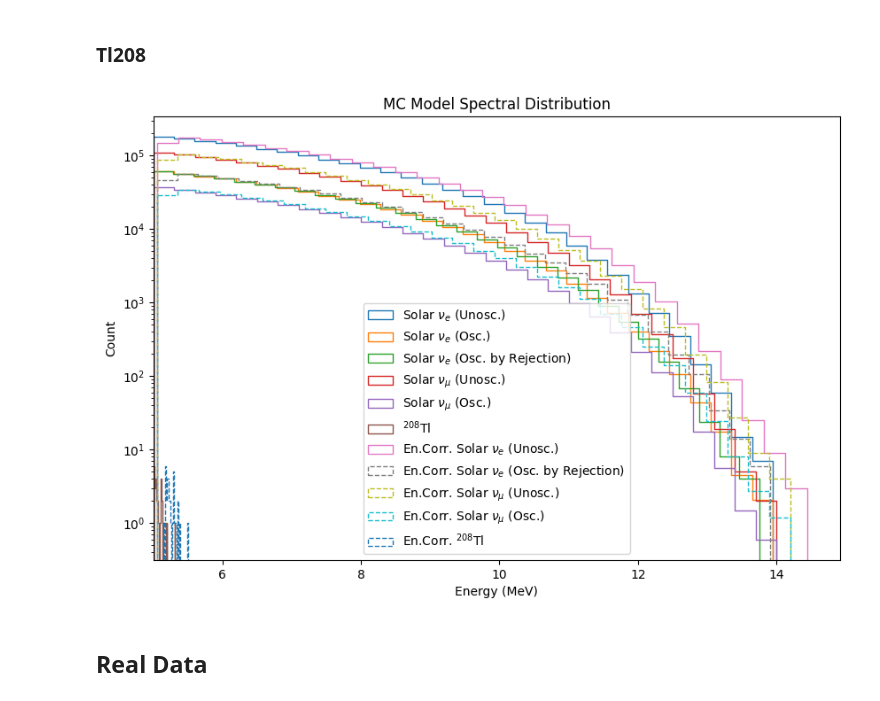
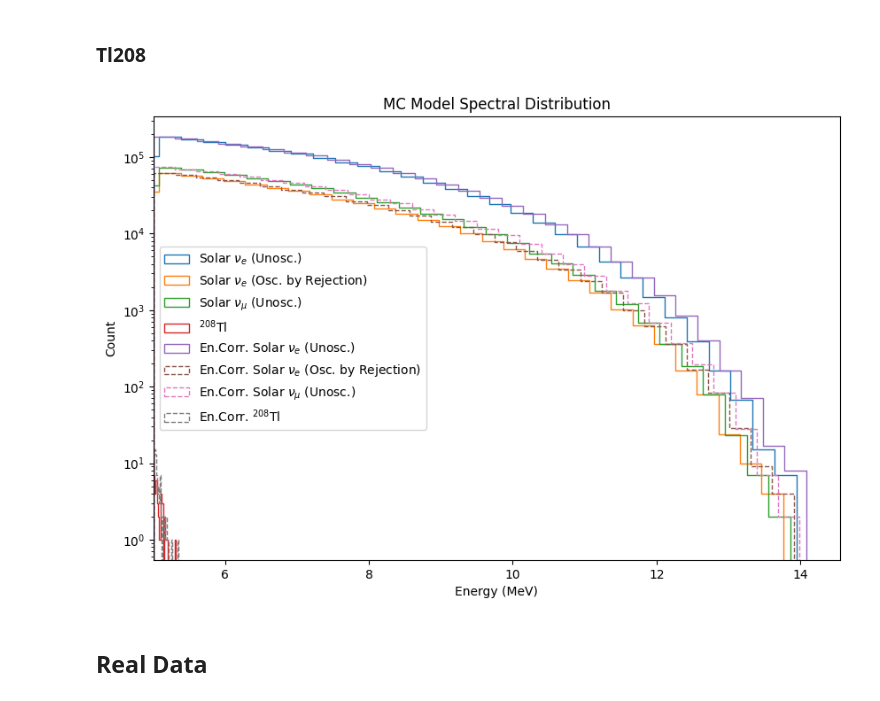
Before and after one commit to joankl/Solar-Neutrinos-Project, a Jupyter notebook: real data analysis/bisMSB/MC vs Data.ipynb, the cells around one changed output. Drawn from its saved outputs; the diff is of its cells as text; code cells hidden in the pictures.

```diff
--- a/real data analysis/bisMSB/MC vs Data.ipynb
+++ b/real data analysis/bisMSB/MC vs Data.ipynb
@@ -33,7 +34,7 @@ posr_cut = 5500
 ### $\nu_e$ Boron-8
 # %%
 #main_dir = 'E:/Data/solars/mc/bisMSB/b8Nue/np_array_resume/'
-main_dir = '/home/joankl/data/solars/mc/bisMSB/b8Nue/np_array_resume/'
+main_dir = '/home/joankl/data/solars/mc/bisMSB/b8Nue/non_osc/np_array_resume/'
 
 # ------- Observable Dictionary -------
 obs_dict_b8_Nue_mc = {obs: np.array([]) for obs in obs_list_solar_mc}
@@ -44,18 +45,18 @@ for obs in obs_list_solar_mc:
     obs_dict_b8_Nue_mc[obs] = np.append(obs_dict_b8_Nue_mc[obs], obs_i)
 
 # ---- Cut Condition ----
-cut_condition = (obs_dict_b8_Nue_mc['posr_av'] <= posr_cut)
+cut_condition = (obs_dict_b8_Nue_mc['posr_av'] <= posr_cut) & (obs_dict_b8_Nue_mc['energy_corrected'] >= en_inf_cut)
 
 # ---- Choose observables ----
 n_init_evs_b8_Nue_mc = obs_dict_b8_Nue_mc['n_init_evs']
 energy_b8_Nue_mc = obs_dict_b8_Nue_mc['energy'][cut_condition]
 energy_corr_b8_Nue_mc = obs_dict_b8_Nue_mc['energy_corrected'][cut_condition]
-Pee_b8_Nue_mc = obs_dict_b8_Nue_mc['Pee'][cut_condition]
+#Pee_b8_Nue_mc = obs_dict_b8_Nue_mc['Pee'][cut_condition]
 # %% [markdown]
 ### $\nu_e$ Boron-8 with Rejection Sampling to simulate Oscillations
 # %%
 #main_dir = 'E:/Data/solars/mc/bisMSB/b8Nue/np_array_resume/'
-main_dir = '/home/joankl/data/solars/mc/bisMSB/b8Nue/osc_sample_rej/np_array_resume/'
+main_dir = '/home/joankl/data/solars/mc/bisMSB/b8Nue/osc/np_array_resume/'
 
 # ------- Observable Dictionary -------
 obs_dict_b8_Nue_mc = {obs: np.array([]) for obs in obs_list_solar_mc + ['energy_corrected']}
@@ -66,7 +67,7 @@ for obs in obs_list_tl208_mc:
     obs_dict_b8_Nue_mc[obs] = np.append(obs_dict_b8_Nue_mc[obs], obs_i)
 
 # ---- Cut Condition ----
-cut_condition = (obs_dict_b8_Nue_mc['posr_av'] <= posr_cut)
+cut_condition = (obs_dict_b8_Nue_mc['posr_av'] <= posr_cut) & (obs_dict_b8_Nue_mc['energy_corrected'] >= en_inf_cut)
 
 # ---- Choose observables ----
 n_init_evs_b8_osc_Nue_mc_rs = obs_dict_b8_Nue_mc['n_init_evs']
@@ -76,7 +82,7 @@ energy_corr_b8_osc_Nue_mc_rs = obs_dict_b8_Nue_mc['energy_corrected'][cut_condit
 ### $\nu_\mu$ Boron-8
 # %%
 #main_dir = 'E:/Data/solars/mc/bisMSB/b8Nue/np_array_resume/'
-main_dir = '/home/joankl/data/solars/mc/bisMSB/b8Numu/np_array_resume/'
+main_dir = '/home/joankl/data/solars/mc/bisMSB/b8Numu/osc/np_array_resume/'
 
 # ------- Observable Dictionary -------
 obs_dict_b8_Numu_mc = {obs: np.array([]) for obs in obs_list_solar_mc}
@@ -87,13 +93,13 @@ for obs in obs_list_solar_mc:
     obs_dict_b8_Numu_mc[obs] = np.append(obs_dict_b8_Numu_mc[obs], obs_i)
 
 # ---- Cut Condition ----
-cut_condition = (obs_dict_b8_Numu_mc['posr_av'] <= posr_cut)
+cut_condition = (obs_dict_b8_Numu_mc['posr_av'] <= posr_cut) & (obs_dict_b8_Numu_mc['energy_corrected'] >= en_inf_cut)
 
 # ---- Choose observables ----
 n_init_evs_b8_Numu_mc = obs_dict_b8_Numu_mc['n_init_evs']
 energy_b8_Numu_mc = obs_dict_b8_Numu_mc['energy'][cut_condition]
 energy_corr_b8_Numu_mc = obs_dict_b8_Numu_mc['energy_corrected'][cut_condition]
-Pee_b8_Numu_mc = obs_dict_b8_Numu_mc['Pee'][cut_condition]
+#Pee_b8_Numu_mc = obs_dict_b8_Numu_mc['Pee'][cut_condition]
 # %% [markdown]
 ### Tl208
 # %%
@@ -109,7 +115,7 @@ for obs in obs_list_tl208_mc:
     obs_dict_tl208_mc[obs] = np.append(obs_dict_tl208_mc[obs], obs_i)
 
 # ---- Cut Condition ----
-cut_condition = (obs_dict_tl208_mc['posr_av'] <= posr_cut)
+cut_condition = (obs_dict_tl208_mc['posr_av'] <= posr_cut)  & (obs_dict_tl208_mc['energy_corrected'] >= en_inf_cut)
 
 # ---- Choose observables ----
 energy_tl208_mc = obs_dict_tl208_mc['energy'][cut_condition]
@@ -118,33 +124,33 @@ n_init_evs_tl208_mc = obs_dict_tl208_mc['n_init_evs']
 # %%
 plt.figure(figsize = (10, 6.5))
 
 bins = 30
 
 sn.histplot(energy_b8_Nue_mc, bins = bins, element = 'step', alpha = 0, label = r'Solar $\nu_e$ (Unosc.)')
-sn.histplot(x = energy_b8_Nue_mc, bins = bins, element = 'step', alpha = 0, weights = Pee_b8_Nue_mc , label = r'Solar $\nu_e$ (Osc.)')
+#sn.histplot(x = energy_b8_Nue_mc, bins = bins, element = 'step', alpha = 0, weights = Pee_b8_Nue_mc , label = r'Solar $\nu_e$ (Osc.)')
 sn.histplot(x = energy_b8_osc_Nue_mc_rs, bins = bins, element = 'step', alpha = 0 , label = r'Solar $\nu_e$ (Osc. by Rejection)')
 sn.histplot(energy_b8_Numu_mc, bins = bins, element = 'step', alpha = 0, label = r'Solar $\nu_\mu$ (Unosc.)')
-sn.histplot(x = energy_b8_Numu_mc, bins = bins, element = 'step', alpha = 0, weights = Pee_b8_Numu_mc, label = r'Solar $\nu_\mu$ (Osc.)')
+#sn.histplot(x = energy_b8_Numu_mc, bins = bins, element = 'step', alpha = 0, weights = Pee_b8_Numu_mc, label = r'Solar $\nu_\mu$ (Osc.)')
 sn.histplot(energy_tl208_mc, bins = bins, element = 'step', alpha = 0, label = '$^{208}$Tl')
 
 sn.histplot(energy_corr_b8_Nue_mc, bins = bins, element = 'step', alpha = 0, label = r'En.Corr. Solar $\nu_e$ (Unosc.)')
 sn.histplot(x = energy_corr_b8_osc_Nue_mc_rs, bins = bins, element = 'step', alpha = 0 , linestyle="--", label = r'En.Corr. Solar $\nu_e$ (Osc. by Rejection)')
 sn.histplot(energy_corr_b8_Numu_mc, bins = bins, element = 'step', alpha = 0, linestyle="--", label = r'En.Corr. Solar $\nu_\mu$ (Unosc.)')
-sn.histplot(x = energy_corr_b8_Numu_mc, bins = bins, element = 'step', alpha = 0, weights = Pee_b8_Numu_mc, linestyle="--", label = r'En.Corr. Solar $\nu_\mu$ (Osc.)')
+#sn.histplot(x = energy_corr_b8_Numu_mc, bins = bins, element = 'step', alpha = 0, weights = Pee_b8_Numu_mc, linestyle="--", label = r'En.Corr. Solar $\nu_\mu$ (Osc.)')
 sn.histplot(energy_corr_tl208_mc, bins = bins, element = 'step', alpha = 0, linestyle="--", label = 'En.Corr. $^{208}$Tl')
 
 plt.xlabel('Energy (MeV)')
 
 plt.yscale('log')
 plt.legend(loc = 'best')
 
 plt.title('MC Model Spectral Distribution')
 
 plt.xlim(5,)
 
 plt.show()
 # %% [output]
-[figure, old version]
+[figure, new version]
 # %% [markdown]
 ## Real Data
 # %%
```
Also changed, not shown: parts of 12 cells of this notebook, 1 other file.
